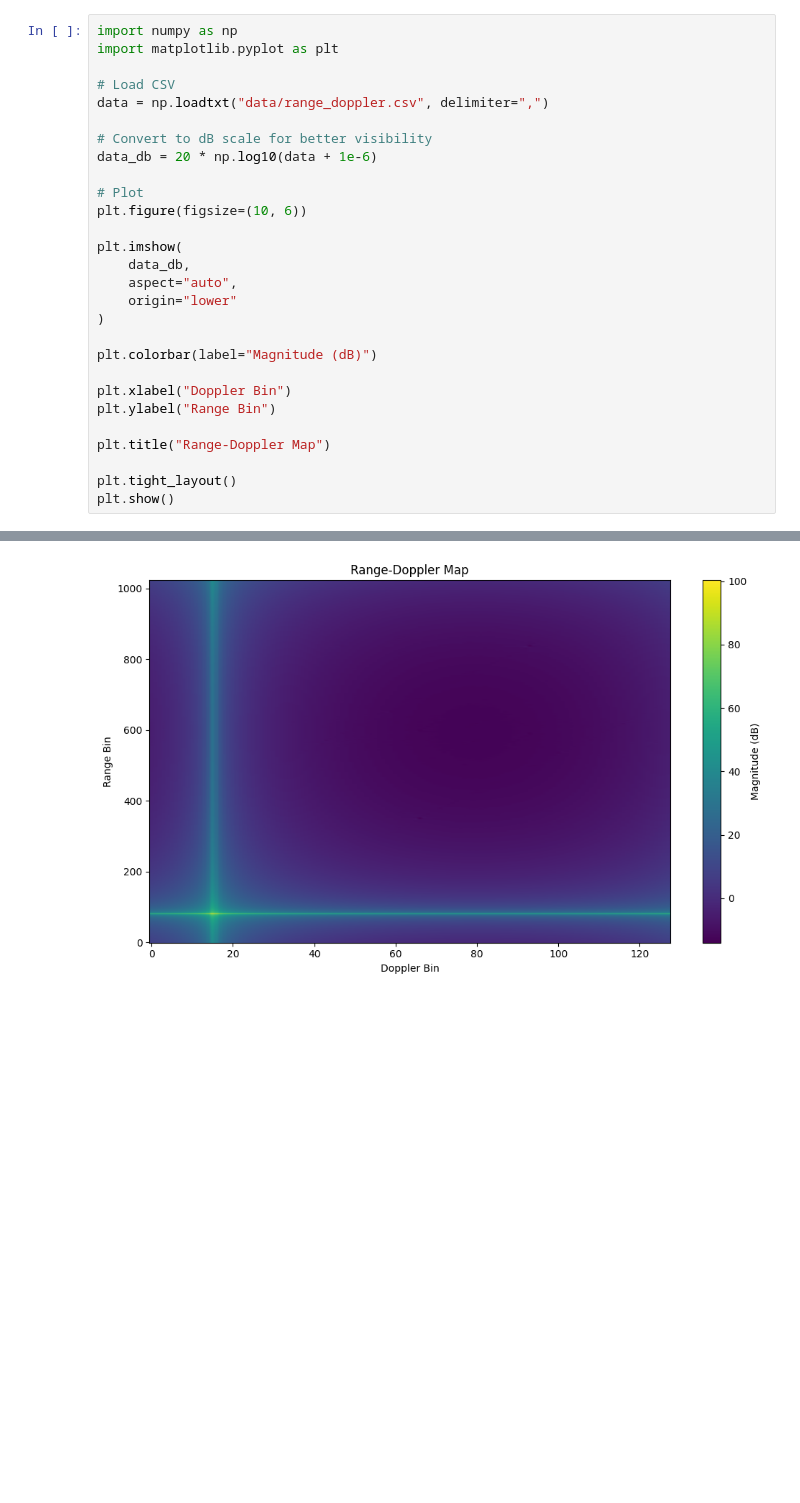
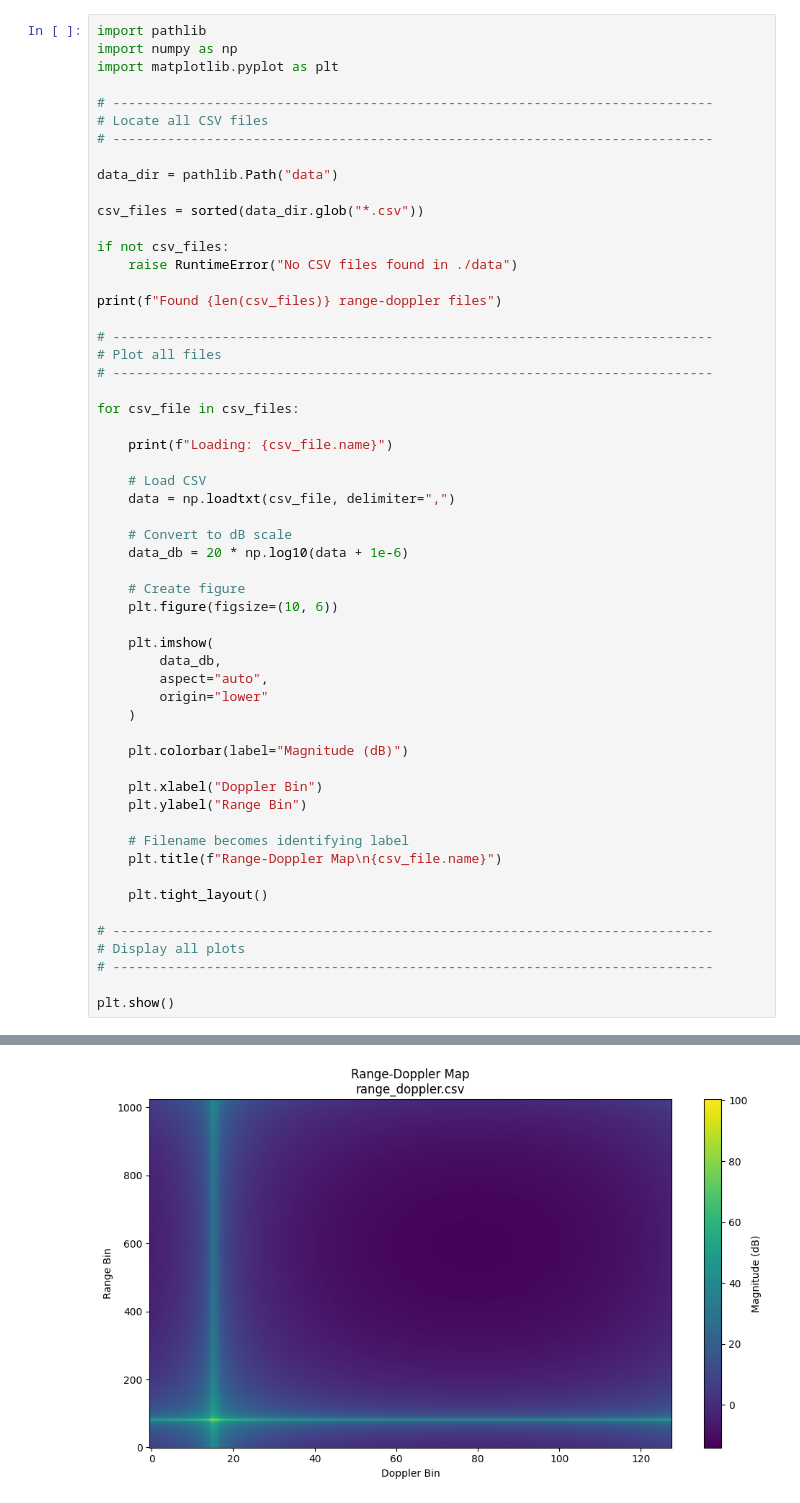
Before and after one commit to DonaldJennings/cuda-playground, a Jupyter notebook: examples/range-profile/gpu/range-doppler.ipynb, the cells around one changed output, grey strips where cells are left out. Saved outputs shown, nothing was run; the diff lists cells and outputs as text; blank space fills up the shorter version.

```diff
--- a/examples/range-profile/gpu/range-doppler.ipynb
+++ b/examples/range-profile/gpu/range-doppler.ipynb
@@ -1,29 +1,57 @@
 # %%
+import pathlib
 import numpy as np
 import matplotlib.pyplot as plt
 
-# Load CSV
-data = np.loadtxt("data/range_doppler.csv", delimiter=",")
+# -----------------------------------------------------------------------------
+# Locate all CSV files
+# -----------------------------------------------------------------------------
 
-# Convert to dB scale for better visibility
-data_db = 20 * np.log10(data + 1e-6)
+data_dir = pathlib.Path("data")
 
-# Plot
-plt.figure(figsize=(10, 6))
+csv_files = sorted(data_dir.glob("*.csv"))
 
-plt.imshow(
-    data_db,
-    aspect="auto",
-    origin="lower"
-)
+if not csv_files:
+    raise RuntimeError("No CSV files found in ./data")
 
-plt.colorbar(label="Magnitude (dB)")
+print(f"Found {len(csv_files)} range-doppler files")
 
-plt.xlabel("Doppler Bin")
-plt.ylabel("Range Bin")
+# -----------------------------------------------------------------------------
+# Plot all files
+# -----------------------------------------------------------------------------
 
-plt.title("Range-Doppler Map")
+for csv_file in csv_files:
 
-plt.tight_layout()
+    print(f"Loading: {csv_file.name}")
+
+    # Load CSV
+    data = np.loadtxt(csv_file, delimiter=",")
+
+    # Convert to dB scale
+    data_db = 20 * np.log10(data + 1e-6)
+
+    # Create figure
+    plt.figure(figsize=(10, 6))
+
+    plt.imshow(
+        data_db,
+        aspect="auto",
+        origin="lower"
+    )
+
+    plt.colorbar(label="Magnitude (dB)")
+
+    plt.xlabel("Doppler Bin")
+    plt.ylabel("Range Bin")
+
+    # Filename becomes identifying label
+    plt.title(f"Range-Doppler Map\n{csv_file.name}")
+
+    plt.tight_layout()
+
+# -----------------------------------------------------------------------------
+# Display all plots
+# -----------------------------------------------------------------------------
+
 plt.show()
 # %% [output]
@@ -30 +61 @@ plt.show()
-[figure, old version]
+[figure, new version]
```
Also changed, not shown: parts of 1 cell of this notebook.
